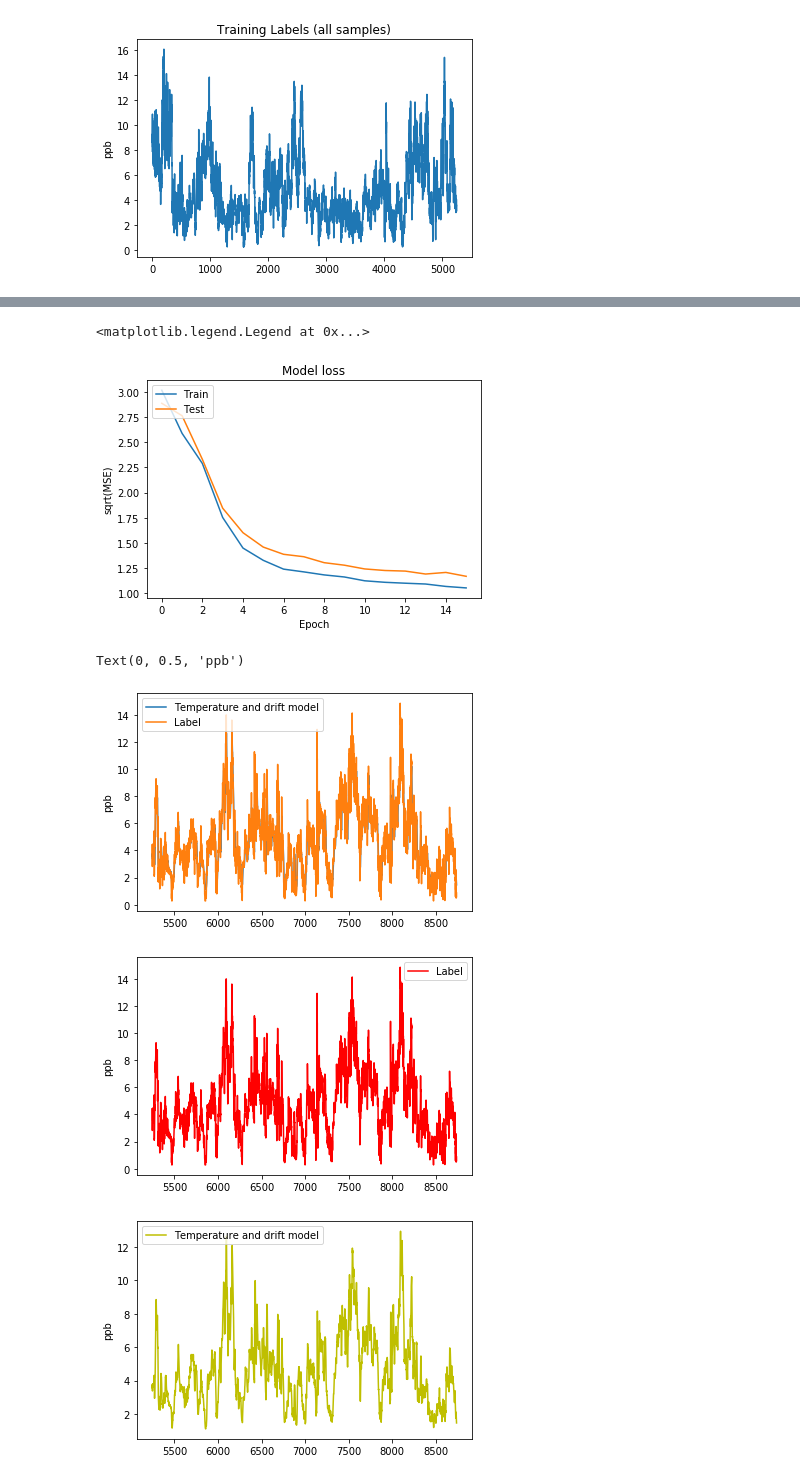
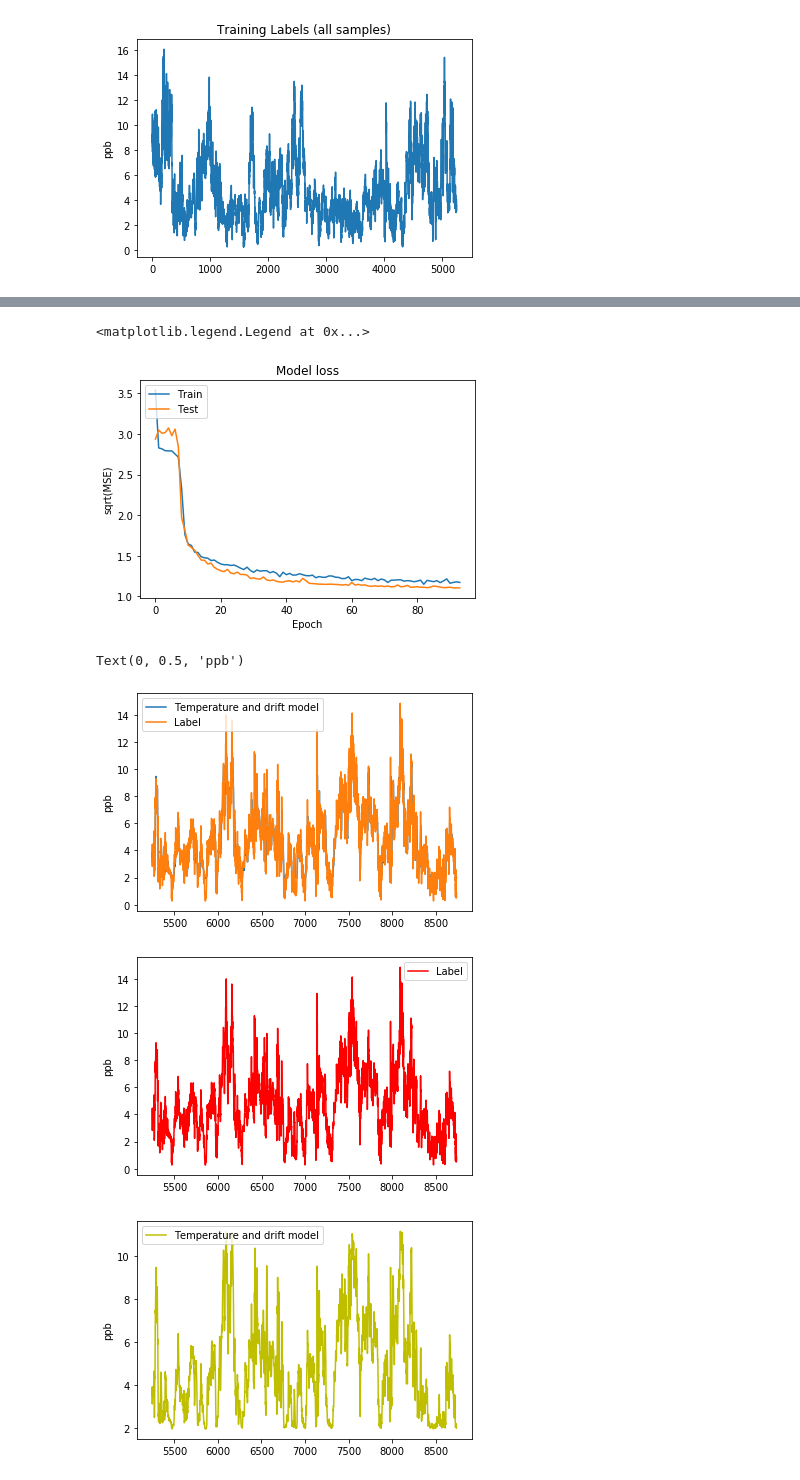
Before and after one commit to rodgdutra/Neural_network, a Jupyter notebook: time_series_example/time_series_analysis.ipynb, the cells around one changed output, grey strips where cells are left out. Drawn from its saved outputs; the diff is of its cells as text; code cells hidden in the pictures.

```diff
--- a/time_series_example/time_series_analysis.ipynb
+++ b/time_series_example/time_series_analysis.ipynb
@@ -574,11 +575,11 @@ Text(0, 0.5, 'ppb')
 [figure]
 [figure]
 # %%
-H1 = 100
-H2 = 100
+H1 = 50
+H2 = 50
 n_epochs = 200
 lr = 0.001  # learning rate
-lr_decay = 0.00005  # learning rate decay
+lr_decay = 0.001  # learning rate decay
 n_mini_batch = 100  # mini-batch length
 activation_fcn = "sigmoid"
 optimizer = Adam(lr=lr, decay=lr_decay)
@@ -587,6 +588,14 @@ model = Sequential()
 model.add(
     Dense(input_dim=(x_train.shape[1]), units=H1, activation=activation_fcn)
 )
+model.add(Dense(units=H2, activation=activation_fcn))
+model.add(Dropout(0.2))
+model.add(Dense(units=H2, activation=activation_fcn))
+model.add(Dropout(0.2))
+model.add(Dense(units=H2, activation=activation_fcn))
+model.add(Dropout(0.2))
+model.add(Dense(units=H2, activation=activation_fcn))
+model.add(Dropout(0.2))
 model.add(Dense(units=H2, activation=activation_fcn))
 model.add(Dropout(0.2))
 model.add(Dense(units=H2, activation="relu"))
@@ -601,7 +610,7 @@ history = model.fit(
     epochs=n_epochs,
     callbacks=[
         EarlyStopping(
-            monitor="val_loss", mode="min", min_delta=1, patience=10, verbose=1
+            monitor="val_loss", mode="min", min_delta=0.01, patience=10, verbose=1
         )
     ],
 )
@@ -635,33 +644,33 @@ plt.xlabel("Epoch")
 plt.legend(["Train", "Test"], loc="upper left")
 # %% [output]
 <matplotlib.legend.Legend at 0x...>
-[figure, old version]
+[figure, new version]
 # %%
 # Test some predictions
 y_nn= model.predict(x_test)
 y_nn = y_nn.flatten()
-n_pred = len(y_nn_temp)
+n_pred = len(y_nn)
 
 plt.figure()
 plt.plot(i_test, y_nn, label="Temperature and drift model")
 plt.plot(i_test, y_test.flatten(), label="Label")
 plt.legend()
 plt.ylabel("ppb")
 
 plt.figure()
 plt.plot(i_test, y_test.flatten(),'r' ,label="Label")
 plt.legend()
 plt.ylabel("ppb")
 
 plt.figure()
 plt.plot(i_test, y_nn, 'y',label="Temperature and drift model")
 plt.legend()
 plt.ylabel("ppb")
 # %% [output]
 Text(0, 0.5, 'ppb')
-[figure, old version]
+[figure, new version]
 [figure]
-[figure, old version]
+[figure, new version]
 # %%
 y_nn_temp_err = y_nn - y_test.flatten()
 
```
Also changed, not shown: parts of 8 cells of this notebook.
